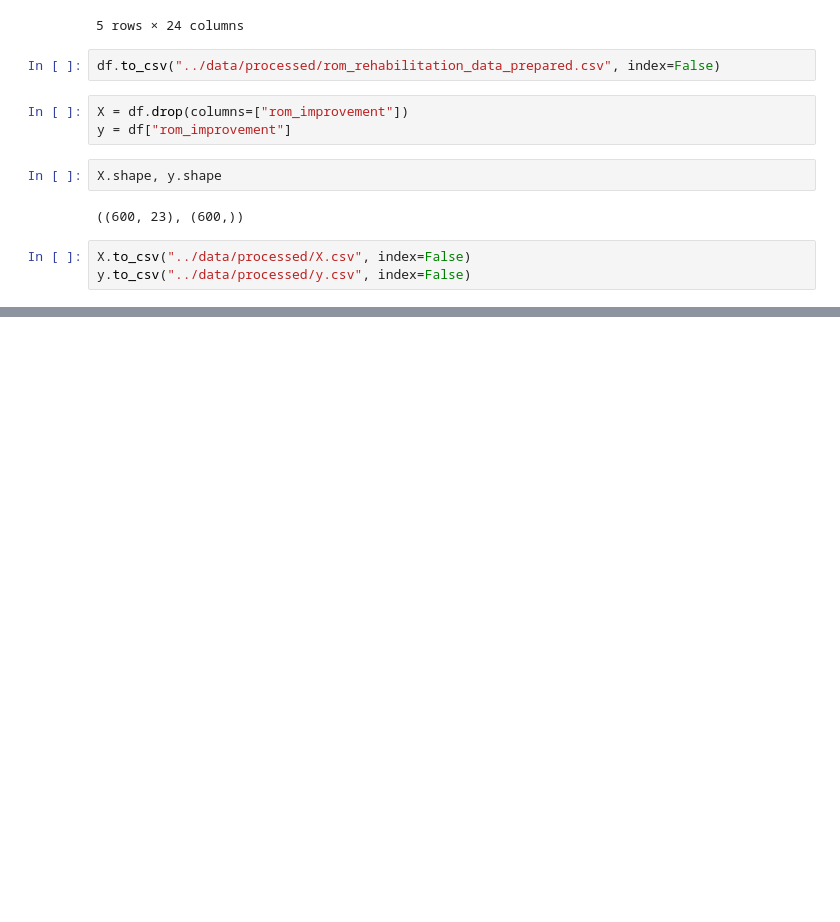
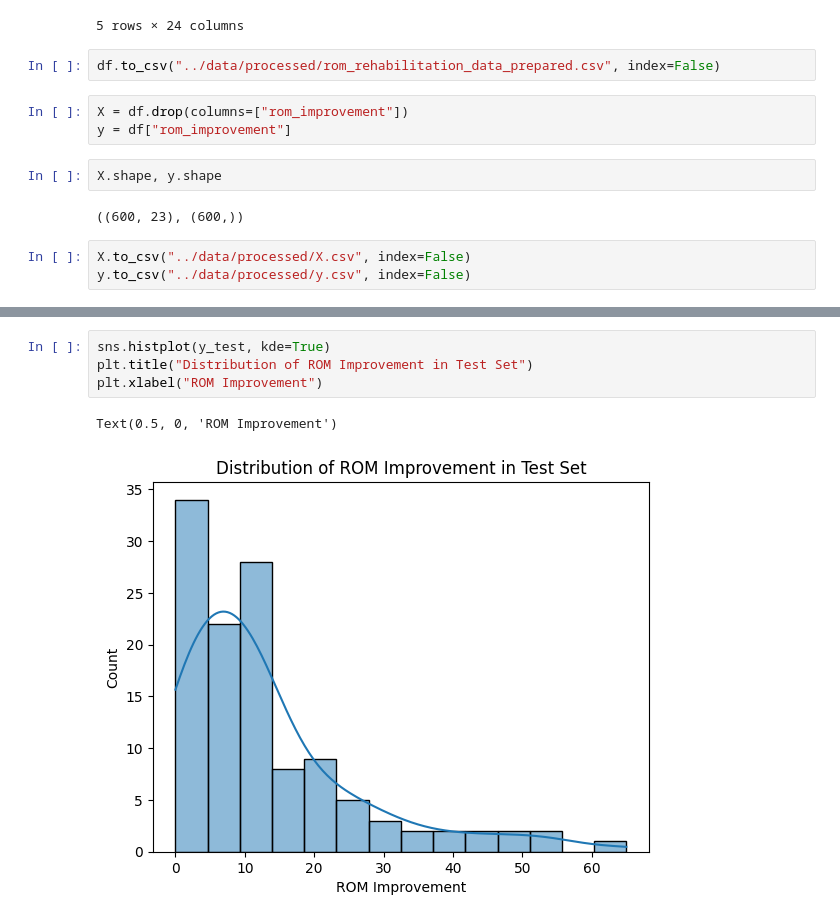
Before and after one commit to pydarl/ROM-Data-Analyser, a Jupyter notebook: notebooks/06_ml_preparation.ipynb, the cells around one changed output, grey strips where cells are left out. Saved outputs shown, nothing was run; the diff lists cells and outputs as text; blank space fills up the shorter version.

```diff
--- a/notebooks/06_ml_preparation.ipynb
+++ b/notebooks/06_ml_preparation.ipynb
@@ -87,0 +118,7 @@ y.to_csv("../data/processed/y.csv", index=False)
+# %%
+sns.histplot(y_test, kde=True)
+plt.title("Distribution of ROM Improvement in Test Set")
+plt.xlabel("ROM Improvement")
+# %% [output]
+Text(0.5, 0, 'ROM Improvement')
+[figure, added]
```
Also changed, not shown: parts of 5 cells of this notebook, 11 other files.
